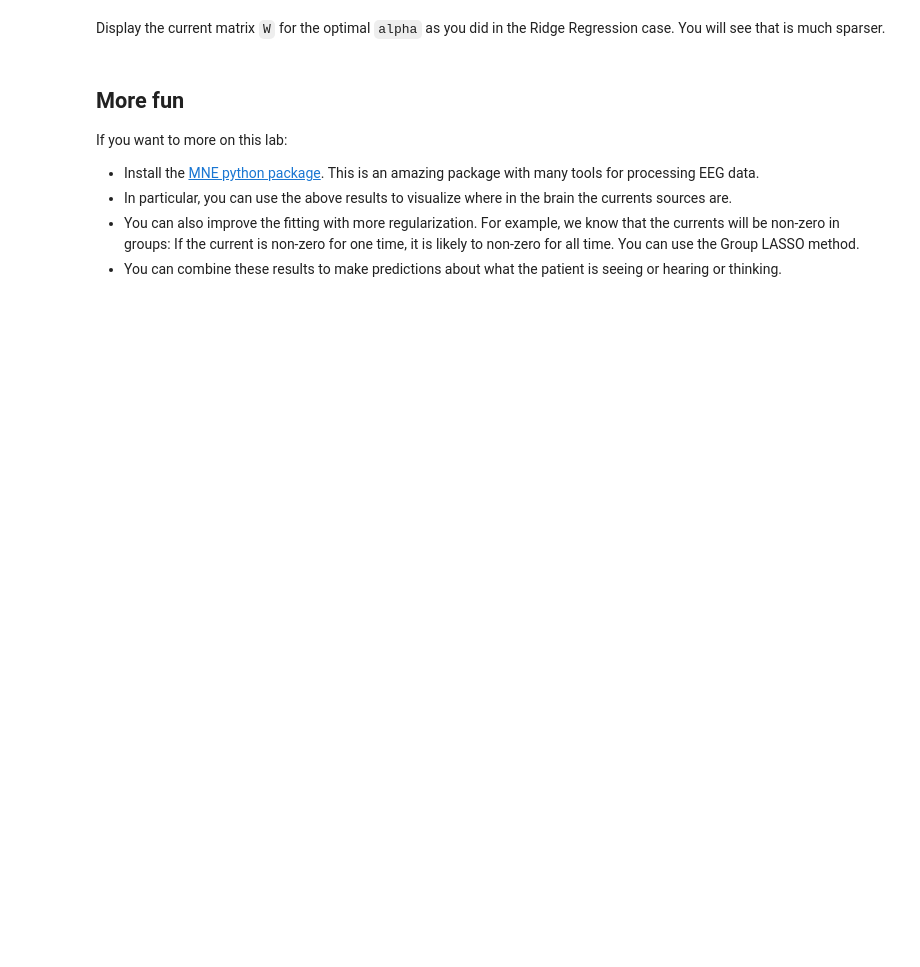
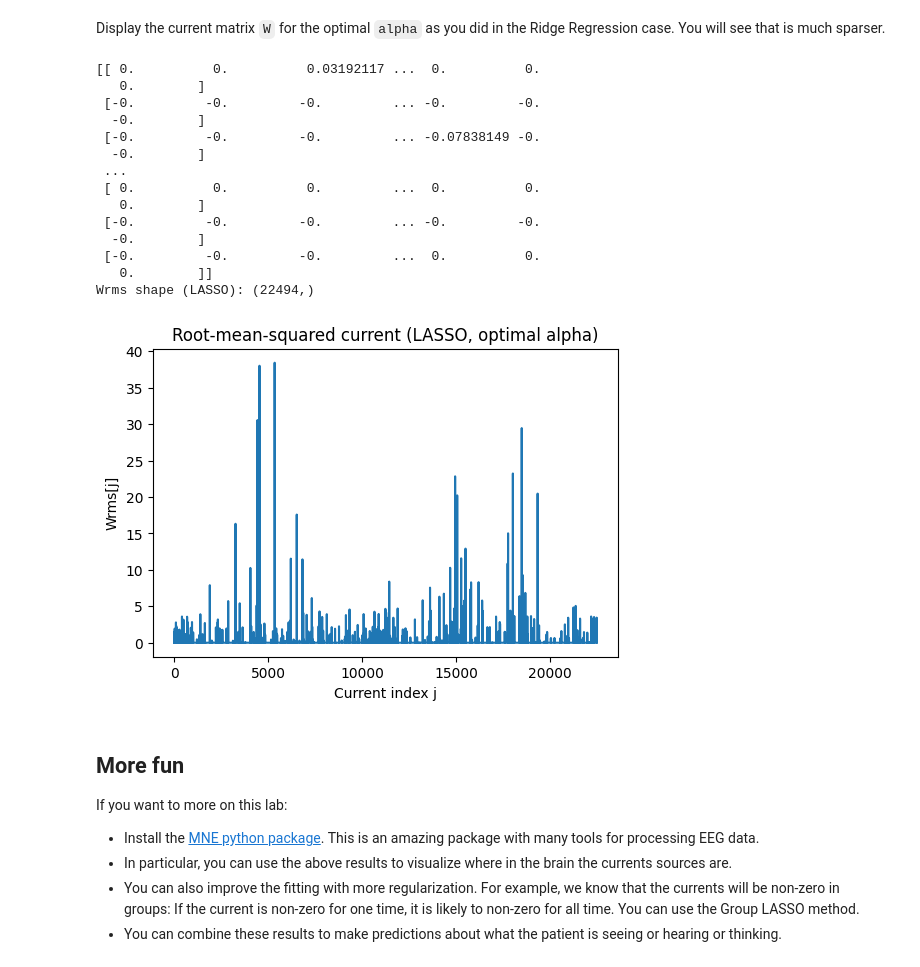
Before and after one commit to IrisLiu07311370/ML, a Jupyter notebook: unit05_lasso/lab_eeg_partial.ipynb, the cells around one changed output. Drawn from its saved outputs; the diff is of its cells as text; code cells hidden in the pictures; blank space fills up the shorter version.

```diff
--- a/unit05_lasso/lab_eeg_partial.ipynb
+++ b/unit05_lasso/lab_eeg_partial.ipynb
@@ -257,3 +280,37 @@ Display the current matrix `W` for the optimal `alpha` as you did in the Ridge R
+# %%
+# TODO
+
+# Select optimal W
+W_opt_lasso = W_list[r2_test_scores_lasso.argmax()]
+
+# Compute Wrms
+Wrms_lasso = np.sqrt(np.sum(W_opt_lasso**2, axis=1))
+
+print(W_opt_lasso)
+print("Wrms shape (LASSO):", Wrms_lasso.shape)
+
+plt.figure(figsize=(6, 4))
+plt.plot(Wrms_lasso)
+plt.xlabel("Current index j")
+plt.ylabel("Wrms[j]")
+plt.title("Root-mean-squared current (LASSO, optimal alpha)")
+plt.show()
+# %% [output]
+[[ 0.          0.          0.03192117 ...  0.          0.
+   0.        ]
+ [-0.         -0.         -0.         ... -0.         -0.
+  -0.        ]
+ [-0.         -0.         -0.         ... -0.07838149 -0.
+  -0.        ]
+ ...
+ [ 0.          0.          0.         ...  0.          0.
+   0.        ]
+ [-0.         -0.         -0.         ... -0.         -0.
+  -0.        ]
+ [-0.         -0.         -0.         ...  0.          0.
+   0.        ]]
+Wrms shape (LASSO): (22494,)
+[figure, added]
 # %% [markdown]
 ## More fun
 
```
Also changed, not shown: parts of 13 cells of this notebook.
